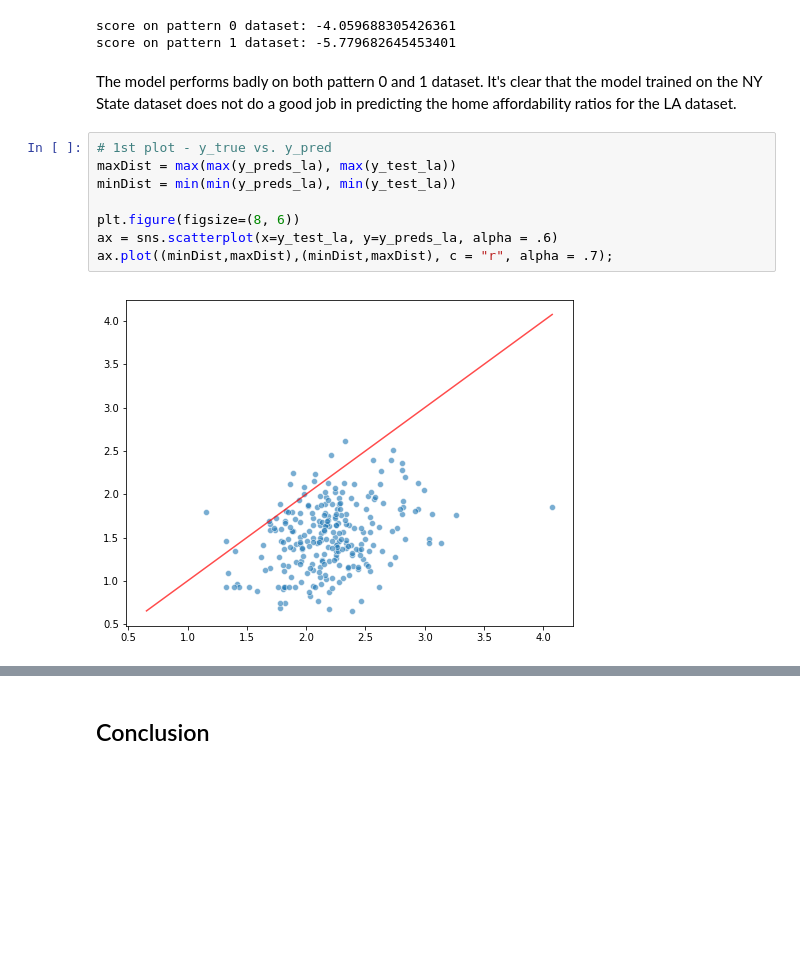
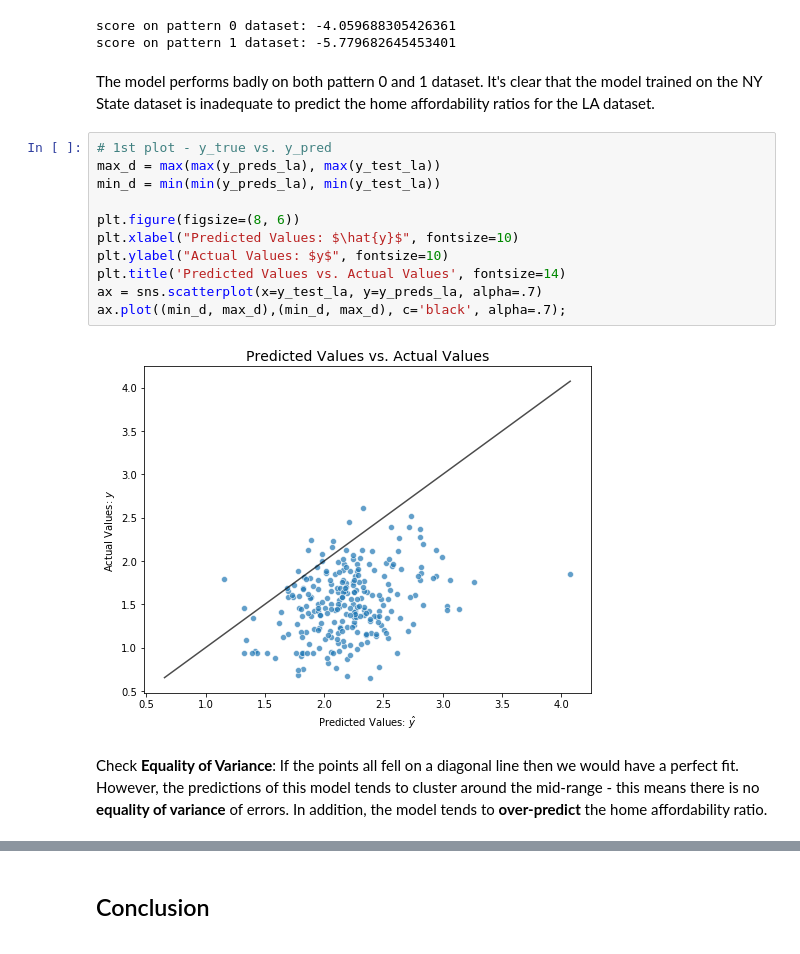
Before and after one commit to FredaXin/capstone, a Jupyter notebook: code/05_03_modeling_phase_3_generalization.ipynb, the cells around one changed output, grey strips where cells are left out. Saved outputs shown, nothing was run; the diff lists cells and outputs as text; blank space fills up the shorter version.

```diff
--- a/code/05_03_modeling_phase_3_generalization.ipynb
+++ b/code/05_03_modeling_phase_3_generalization.ipynb
@@ -847,17 +855,23 @@ print(f'score on pattern 1 dataset: {r2_score(y_test_la_1, y_preds_la_1)}')
 score on pattern 0 dataset: -4.059688305426361
 score on pattern 1 dataset: -5.779682645453401
 # %% [markdown]
-The model performs badly on both pattern 0 and 1 dataset. It's clear that the model trained on the NY State dataset does not do a good job in predicting the home affordability ratios for the LA dataset.
+The model performs badly on both pattern 0 and 1 dataset. It's clear that the model trained on the NY State dataset is inadequate to predict the home affordability ratios for the LA dataset.
 # %%
 # 1st plot - y_true vs. y_pred
-maxDist = max(max(y_preds_la), max(y_test_la))
-minDist = min(min(y_preds_la), min(y_test_la))
+max_d = max(max(y_preds_la), max(y_test_la))
+min_d = min(min(y_preds_la), min(y_test_la))
 
 plt.figure(figsize=(8, 6))
-ax = sns.scatterplot(x=y_test_la, y=y_preds_la, alpha = .6)
-ax.plot((minDist,maxDist),(minDist,maxDist), c = "r", alpha = .7);
+plt.xlabel("Predicted Values: $\hat{y}$", fontsize=10)
+plt.ylabel("Actual Values: $y$", fontsize=10)
+plt.title('Predicted Values vs. Actual Values', fontsize=14)
+ax = sns.scatterplot(x=y_test_la, y=y_preds_la, alpha=.7)
+ax.plot((min_d, max_d),(min_d, max_d), c='black', alpha=.7);
 # %% [output]
-[figure, old version]
+[figure, new version]
+# %% [markdown]
+Check **Equality of Variance**: If the points all fell on a diagonal line then we would have a perfect fit.
+However, the predictions of this model tends to cluster around the mid-range - this means there is no **equality of variance** of errors. In addition, the model tends to **over-predict** the home affordability ratio.
 # %%
 # 2nd plot: residual plot
 resids_la = y_test_la - y_preds_la
```
Also changed, not shown: parts of 27 cells of this notebook, 2 other files.
